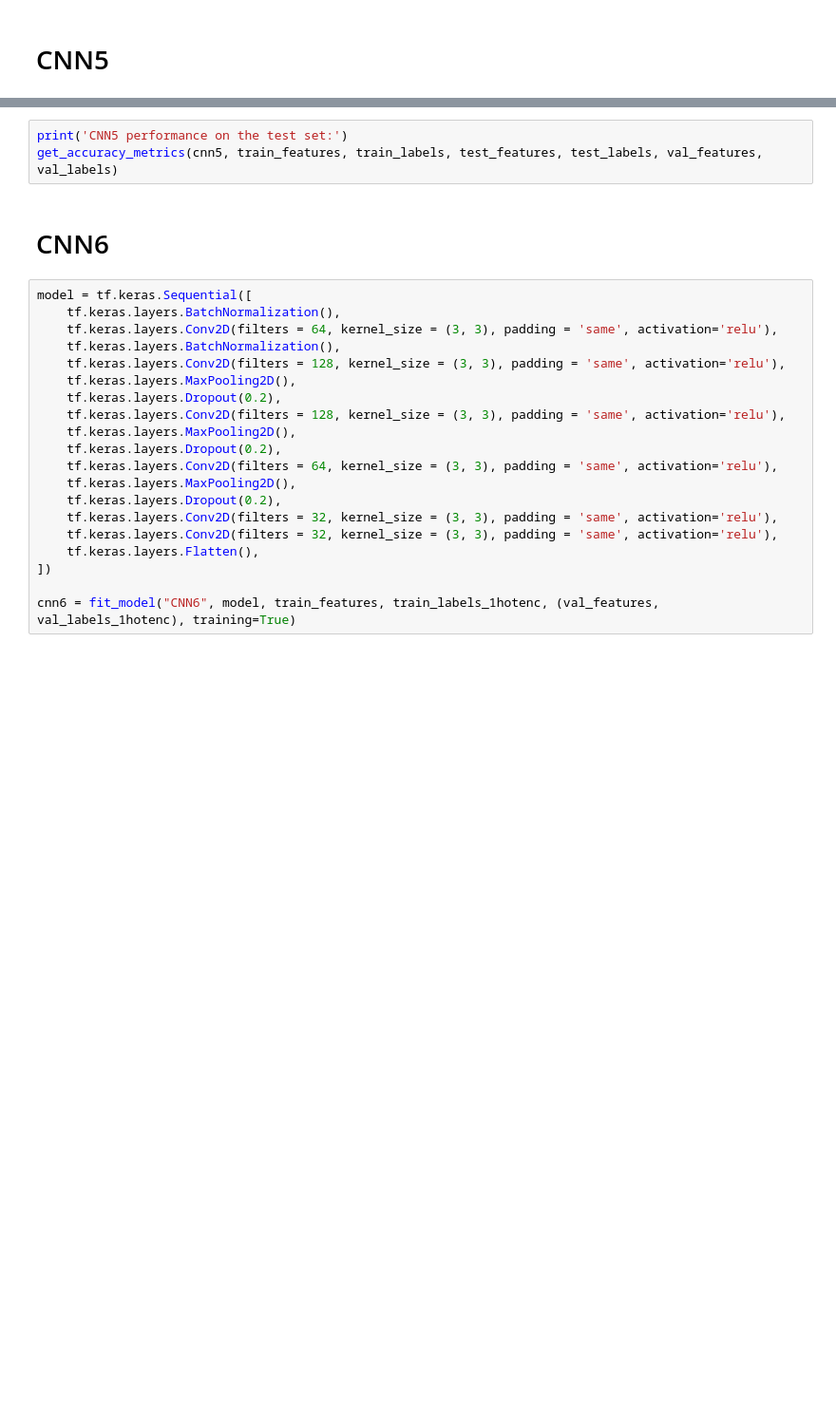
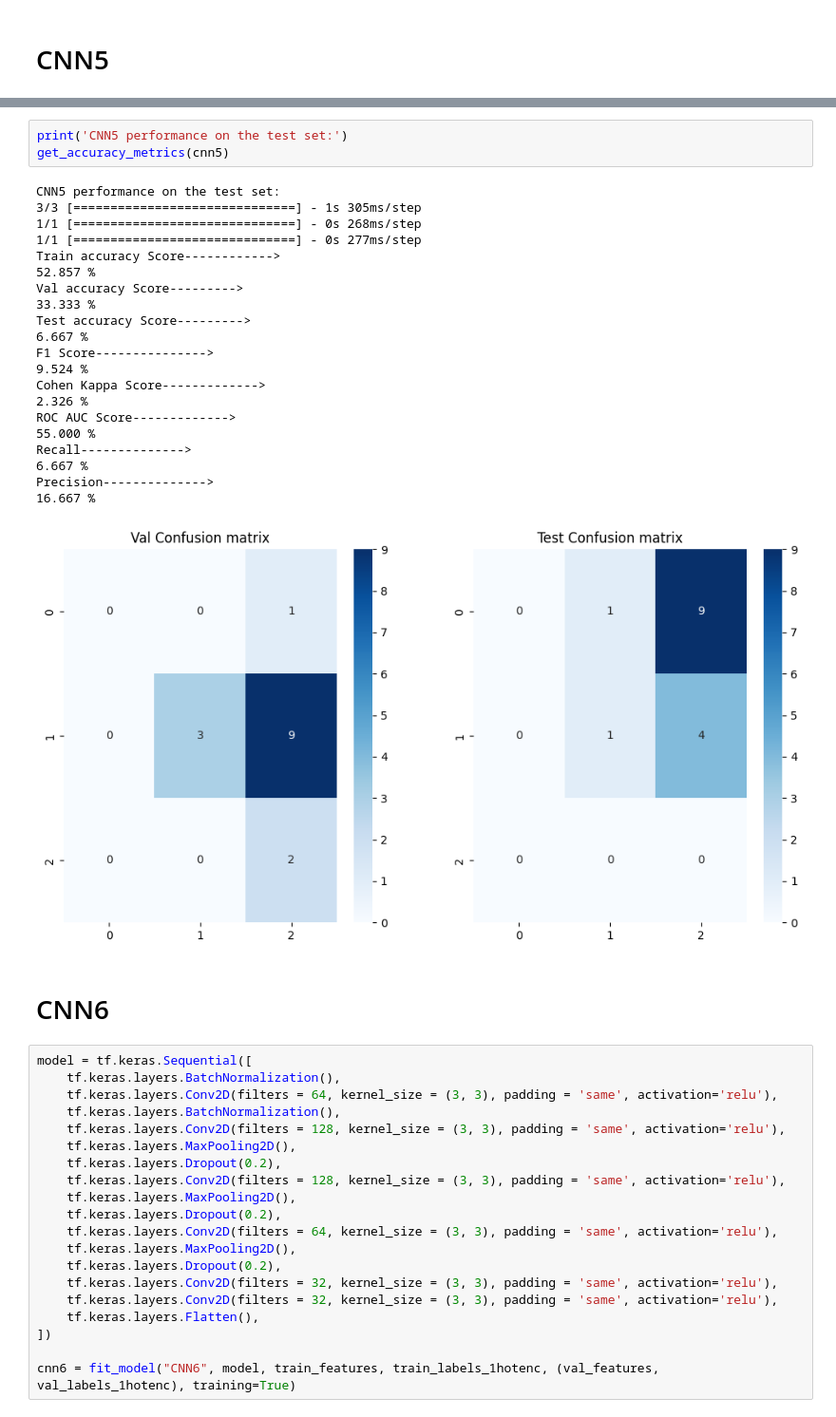
Before and after one commit to UsairimIsani/aiahb, a Jupyter notebook: Cervical Cancer/cervical-cancer-screening-project.ipynb, the cells around one changed output, grey strips where cells are left out. Shown at 95% size. Saved outputs shown, nothing was run; the diff lists cells and outputs as text; blank space fills up the shorter version.

```diff
--- a/Cervical Cancer/cervical-cancer-screening-project.ipynb
+++ b/Cervical Cancer/cervical-cancer-screening-project.ipynb
@@ -503,6 +622,28 @@ cnn5 = fit_model("CNN5", model, train_features, train_labels_1hotenc,
 # %%
 print('CNN5 performance on the test set:')
-get_accuracy_metrics(cnn5, train_features, train_labels, test_features, test_labels, val_features, val_labels)
+get_accuracy_metrics(cnn5)
+# %% [output]
+CNN5 performance on the test set:
+3/3 [==============================] - 1s 305ms/step
+1/1 [==============================] - 0s 268ms/step
+1/1 [==============================] - 0s 277ms/step
+Train accuracy Score------------>
+52.857 %
+Val accuracy Score--------->
+33.333 %
+Test accuracy Score--------->
+6.667 %
+F1 Score--------------->
+9.524 %
+Cohen Kappa Score------------->
+2.326 %
+ROC AUC Score------------->
+55.000 %
+Recall-------------->
+6.667 %
+Precision-------------->
+16.667 %
+[figure, added]
 # %% [markdown]
 # CNN6
 # %%
```
Also changed, not shown: parts of 48 cells of this notebook.
